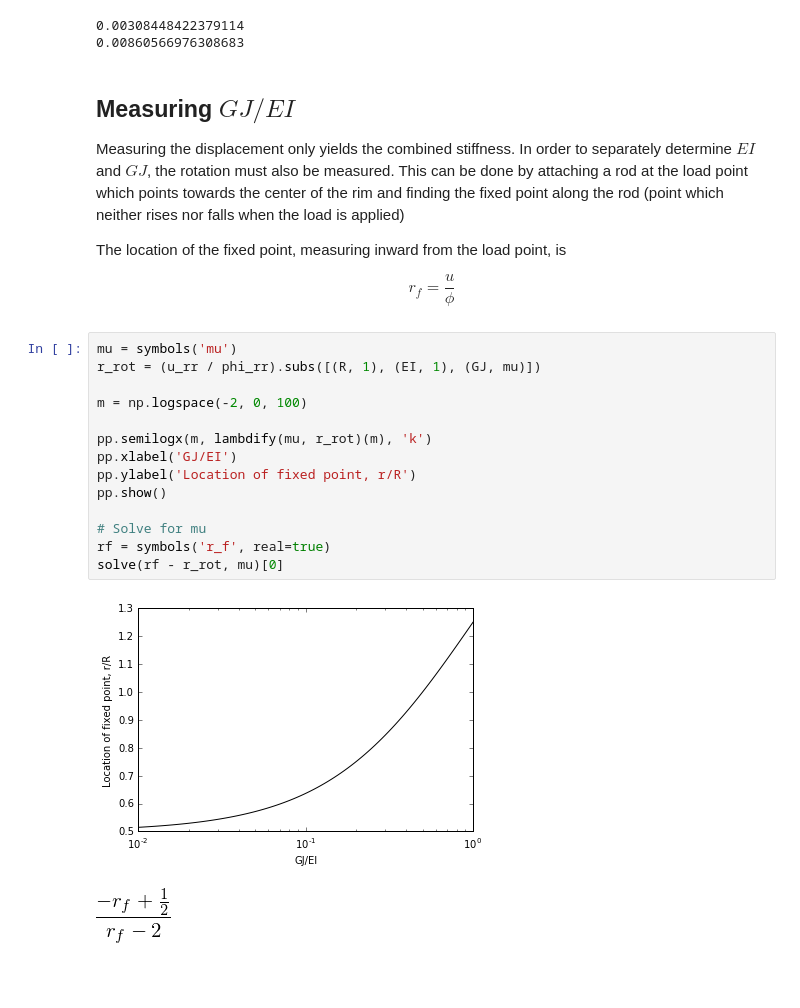
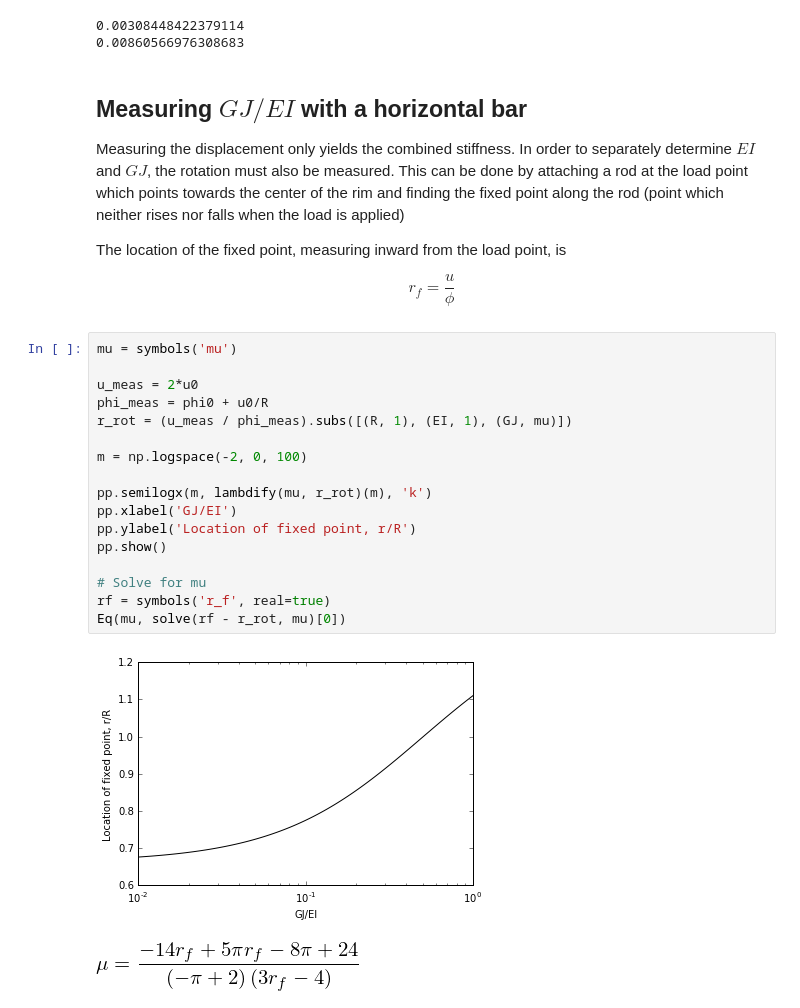
Before and after one commit to dashdotrobot/rim-testing, a Jupyter notebook: four-point-bend-test.ipynb, the cells around one changed output. Cells and saved outputs as stored; diff of their text form; blank space fills up the shorter version.

```diff
--- a/four-point-bend-test.ipynb
+++ b/four-point-bend-test.ipynb
@@ -145,7 +147,7 @@ print (1 - phi_rr / phi0).subs([(EI, 1), (GJ, 0.1)]).evalf()
 0.00308448422379114
 0.00860566976308683
 # %% [markdown]
-## Measuring $GJ/EI$
+## Measuring $GJ/EI$ with a horizontal bar
 
 Measuring the displacement only yields the combined stiffness. In order to separately determine $EI$ and $GJ$, the rotation must also be measured. This can be done by attaching a rod at the load point which points towards the center of the rim and finding the fixed point along the rod (point which neither rises nor falls when the load is applied)
 
@@ -154,18 +156,21 @@ The location of the fixed point, measuring inward from the load point, is
 $$r_f = \frac{u}{\phi}$$
 # %%
 mu = symbols('mu')
-r_rot = (u_rr / phi_rr).subs([(R, 1), (EI, 1), (GJ, mu)])
+
+u_meas = 2*u0
+phi_meas = phi0 + u0/R
+r_rot = (u_meas / phi_meas).subs([(R, 1), (EI, 1), (GJ, mu)])
 
 m = np.logspace(-2, 0, 100)
 
 pp.semilogx(m, lambdify(mu, r_rot)(m), 'k')
 pp.xlabel('GJ/EI')
 pp.ylabel('Location of fixed point, r/R')
 pp.show()
 
 # Solve for mu
 rf = symbols('r_f', real=true)
-solve(rf - r_rot, mu)[0]
+Eq(mu, solve(rf - r_rot, mu)[0])
 # %% [output]
-[figure, old version]
+[figure, new version]
-[figure, old version]
+[figure, new version]
```
Also changed, not shown: parts of 6 cells of this notebook.
